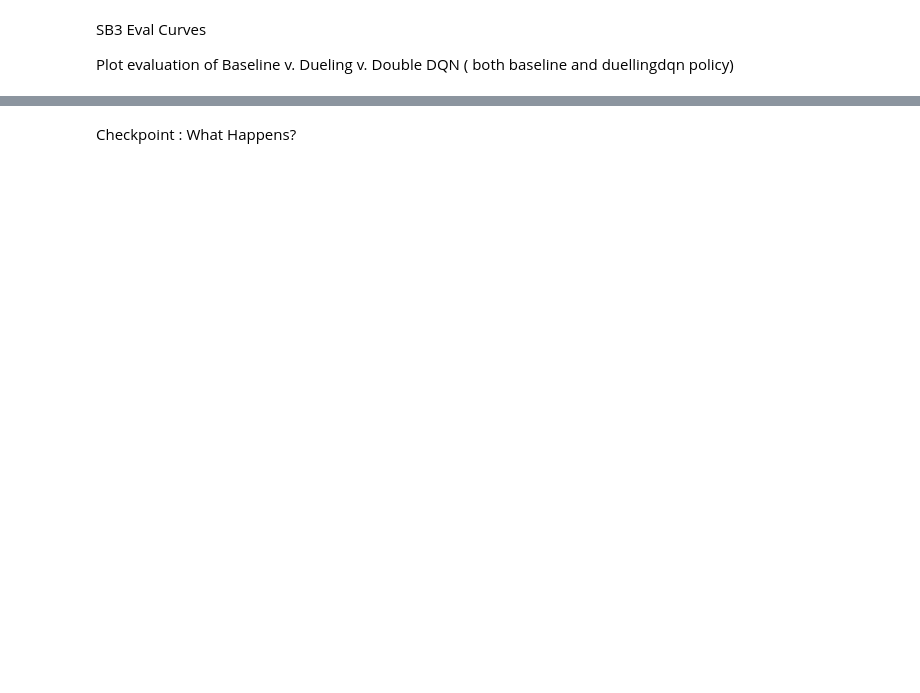
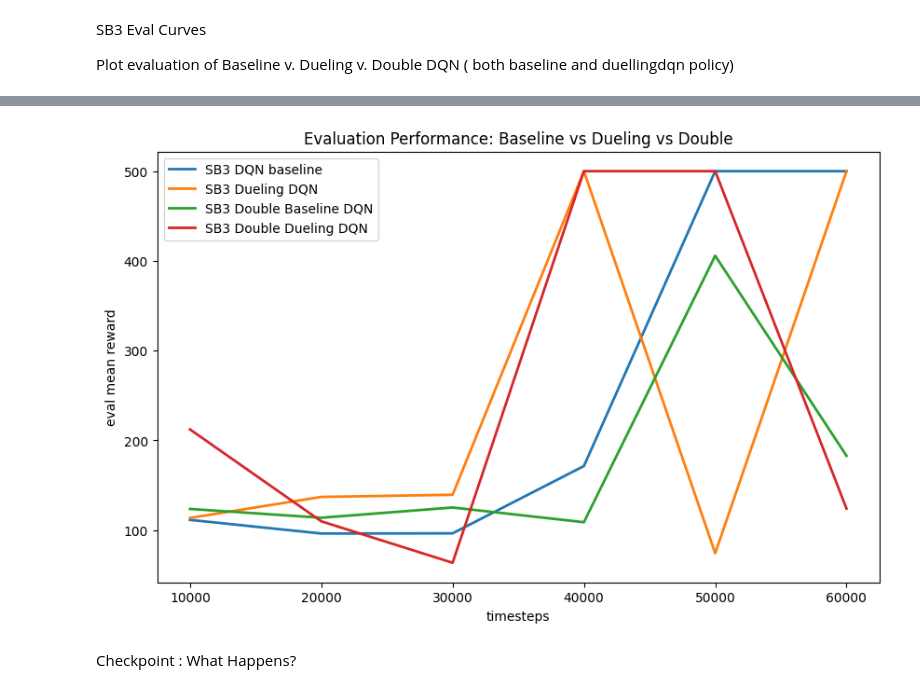
Before and after one commit to SharmilNK/RL_Labs, a Jupyter notebook: lab4/lab4.ipynb, the cells around one changed output, grey strips where cells are left out. Cells and saved outputs as stored; diff of their text form; code cells hidden in the pictures; blank space fills up the shorter version.

```diff
--- a/lab4/lab4.ipynb
+++ b/lab4/lab4.ipynb
@@ -596,13 +562,0 @@ Episode length: 9.60 +/- 0.49
-# %%
-# Training code
-seed = 0
-
-# Double DQN - new!
-sb3_double_dir_b = train_sb3(
-    "dqn_double_seed0",
-    policy="MlpPolicy",  # Same architecture as baseline
-    seed=seed,
-    algo_class=DoubleDQN  # But different algorithm
-)
-
-sb3_double_dir_b
@@ -767,2 +567,35 @@ Figure saved to dqn_variants_comparison.png
+# %%
+def load_eval_npz(run_dir):
+    npz_path = os.path.join(run_dir, "evaluations.npz")
+    if not os.path.exists(npz_path):
+        return None
+    data = np.load(npz_path)
+    timesteps = data["timesteps"]
+    results = data["results"]          # shape [n_evals, n_episodes]
+    mean_reward = results.mean(axis=1)
+    return pd.DataFrame({"timesteps": timesteps, "mean_reward": mean_reward})
+
+b = load_eval_npz(sb3_baseline_dir)
+d = load_eval_npz(sb3_dueling_dir)
+db = load_eval_npz(sb3_double_dir_b)  # Double DQN with baseline policy
+dd = load_eval_npz(sb3_double_dir_d) # Double DQN with dueling policy
+
+plt.figure(figsize=(10, 6))
+if b is not None:
+    plt.plot(b["timesteps"], b["mean_reward"], label="SB3 DQN baseline", linewidth=2)
+if d is not None:
+    plt.plot(d["timesteps"], d["mean_reward"], label="SB3 Dueling DQN", linewidth=2)
+if db is not None:
+    plt.plot(db["timesteps"], db["mean_reward"], label="SB3 Double Baseline DQN", linewidth=2)
+if dd is not None:
+    plt.plot(dd["timesteps"], dd["mean_reward"], label="SB3 Double Dueling DQN", linewidth=2)
+
+plt.xlabel("timesteps")
+plt.ylabel("eval mean reward")
+plt.title("Evaluation Performance: Baseline vs Dueling vs Double")
+plt.legend()
+plt.show()
+# %% [output]
+[figure, added]
 # %% [markdown]
 Checkpoint : What Happens?
```
Also changed, not shown: parts of 9 cells of this notebook.
